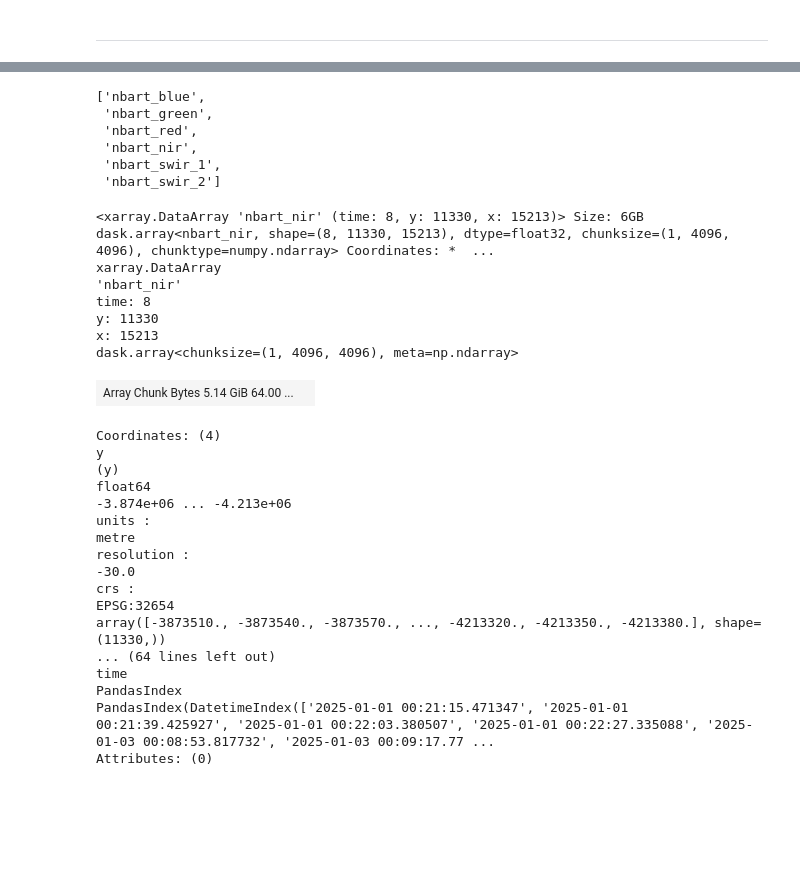
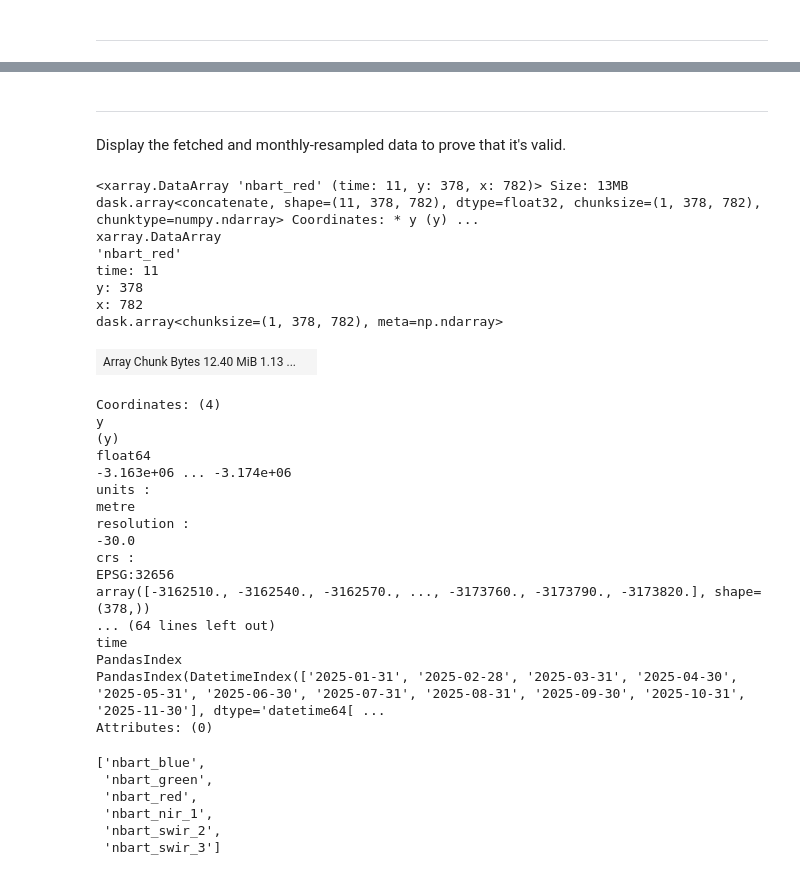
Before and after one commit to bensamross/satellite-data-toolbox, a Jupyter notebook: junk.ipynb, the cells around one changed output, grey strips where cells are left out. Drawn from its saved outputs; the diff is of its cells as text; code cells hidden in the pictures; blank space fills up the shorter version.

```diff
--- a/junk.ipynb
+++ b/junk.ipynb
@@ -81,9 +114,44 @@ bands = list(utilities.fetch_resource_metadata()['sensors'][0]['bands'][0].value
+# %% [markdown]
+----
+# %%
+# This resamples the fetched data to monthly frequency.
+data_monthly = utilities.resample_stac_data_to_data_monthly(data)
+# %% [markdown]
+Display the fetched and monthly-resampled data to prove that it's valid.
+# %%
+data_monthly['nbart_red']
+# %% [output]
+<xarray.DataArray 'nbart_red' (time: 11, y: 378, x: 782)> Size: 13MB dask.array<concatenate, shape=(11, 378, 782), dtype=float32, chunksize=(1, 378, 782), chunktype=numpy.ndarray> Coordinates: * y (y) ...
+xarray.DataArray
+'nbart_red'
+time: 11
+y: 378
+x: 782
+dask.array<chunksize=(1, 378, 782), meta=np.ndarray>
+| Array Chunk Bytes 12.40 MiB 1.13 ... |  |
+Coordinates: (4)
+y
+(y)
+float64
+-3.163e+06 ... -3.174e+06
+units :
+metre
+resolution :
+-30.0
+crs :
+EPSG:32656
+array([-3162510., -3162540., -3162570., ..., -3173760., -3173790., -3173820.], shape=(378,))
+... (64 lines left out)
+time
+PandasIndex
+PandasIndex(DatetimeIndex(['2025-01-31', '2025-02-28', '2025-03-31', '2025-04-30', '2025-05-31', '2025-06-30', '2025-07-31', '2025-08-31', '2025-09-30', '2025-10-31', '2025-11-30'], dtype='datetime64[ ...
+Attributes: (0)
 # %%
-list(utilities.fetch_resource_metadata()['sensors'][0]['bands'][0].values())
+list(utilities.fetch_resource_metadata()['sensors'][1]['bands'][0].values())
 # %% [output]
 ['nbart_blue',
  'nbart_green',
  'nbart_red',
- 'nbart_nir',
- 'nbart_swir_1',
- 'nbart_swir_2']
+ 'nbart_nir_1',
+ 'nbart_swir_2',
+ 'nbart_swir_3']
@@ -92,30 +158,2 @@ data = utilities.get_data_from_stac(url, sensor_name, bands, time_range="2025-01
-# %%
-data['nbart_nir']
-# %% [output]
-<xarray.DataArray 'nbart_nir' (time: 8, y: 11330, x: 15213)> Size: 6GB dask.array<nbart_nir, shape=(8, 11330, 15213), dtype=float32, chunksize=(1, 4096, 4096), chunktype=numpy.ndarray> Coordinates: *  ...
-xarray.DataArray
-'nbart_nir'
-time: 8
-y: 11330
-x: 15213
-dask.array<chunksize=(1, 4096, 4096), meta=np.ndarray>
-| Array Chunk Bytes 5.14 GiB 64.00 ... |  |
-Coordinates: (4)
-y
-(y)
-float64
--3.874e+06 ... -4.213e+06
-units :
-metre
-resolution :
--30.0
-crs :
-EPSG:32654
-array([-3873510., -3873540., -3873570., ..., -4213320., -4213350., -4213380.], shape=(11330,))
-... (64 lines left out)
-time
-PandasIndex
-PandasIndex(DatetimeIndex(['2025-01-01 00:21:15.471347', '2025-01-01 00:21:39.425927', '2025-01-01 00:22:03.380507', '2025-01-01 00:22:27.335088', '2025-01-03 00:08:53.817732', '2025-01-03 00:09:17.77 ...
-Attributes: (0)
 # %%
 # Make a whole new array using xarray operations, which means it's just-in-time computed
```
Also changed, not shown: parts of 41 cells of this notebook, 19 other files.
